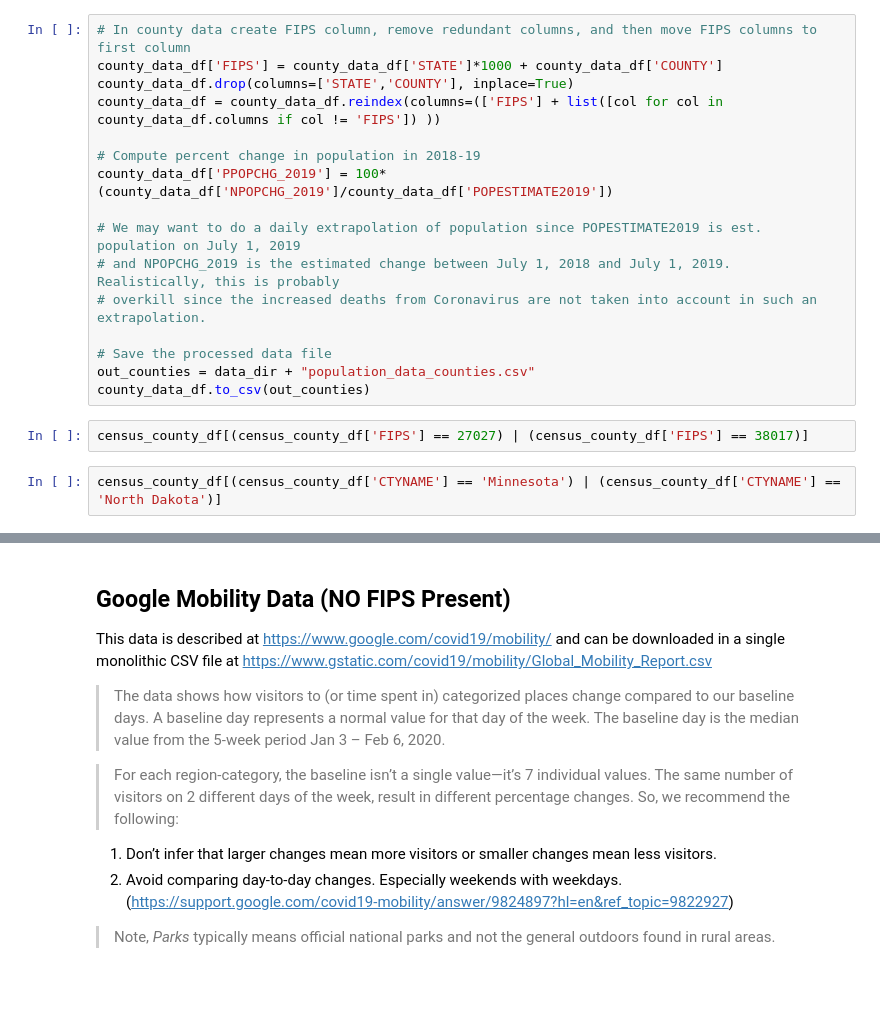
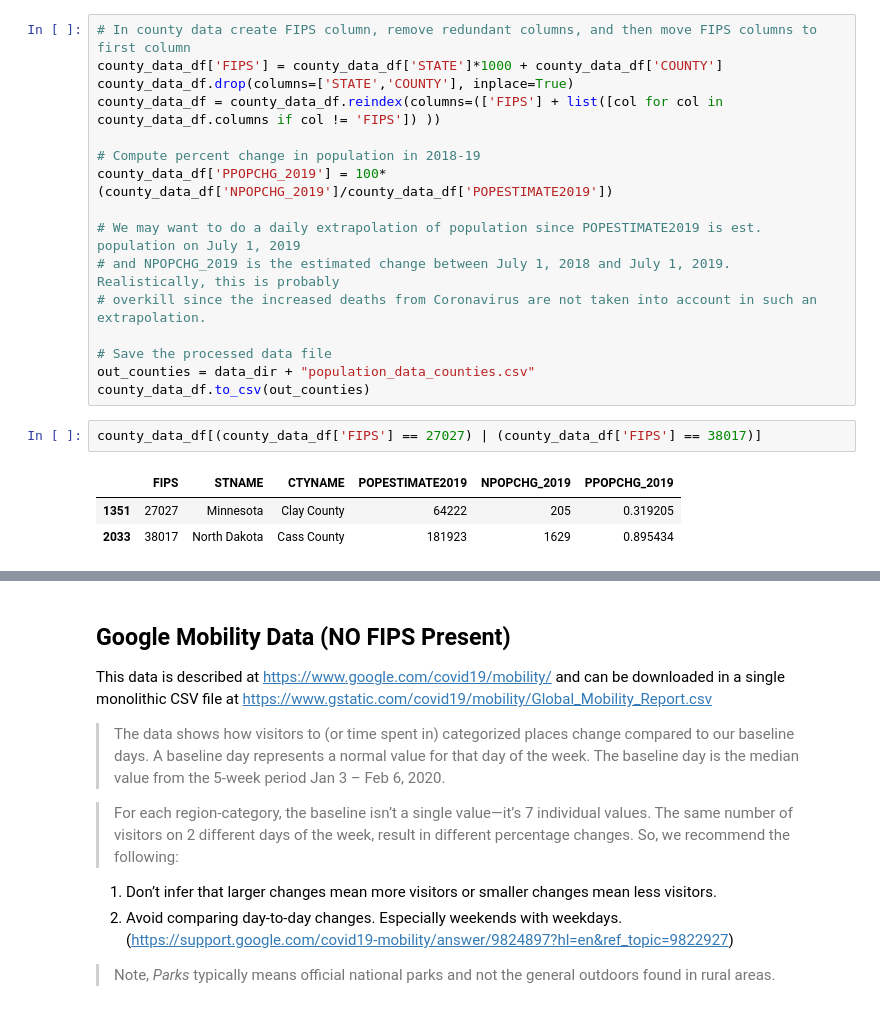
Before and after one commit to JuanCab/COVID_DataViz, a Jupyter notebook: Test_Read_Data.ipynb, the cells around one changed output, grey strips where cells are left out. Cells and saved outputs as stored; diff of their text form; blank space fills up the shorter version.

```diff
--- a/Test_Read_Data.ipynb
+++ b/Test_Read_Data.ipynb
@@ -79,9 +82,11 @@ county_data_df['PPOPCHG_2019'] = 100*(county_data_df['NPOPCHG_2019']/county_data
 out_counties = data_dir + "population_data_counties.csv"
 county_data_df.to_csv(out_counties)
 # %%
-census_county_df[(census_county_df['FIPS'] == 27027) | (census_county_df['FIPS'] == 38017)]
+county_data_df[(county_data_df['FIPS'] == 27027) | (county_data_df['FIPS'] == 38017)]
+# %% [output]
+|  | FIPS | STNAME | CTYNAME | POPESTIMATE2019 | NPOPCHG_2019 | PPOPCHG_2019 |
+| 1351 | 27027 | Minnesota | Clay County | 64222 | 205 | 0.319205 |
+| 2033 | 38017 | North Dakota | Cass County | 181923 | 1629 | 0.895434 |
-# %%
-census_county_df[(census_county_df['CTYNAME'] == 'Minnesota') | (census_county_df['CTYNAME'] == 'North Dakota')]
 # %% [markdown]
 ##  Novel Coronavirus (COVID-19) Cases Data (FIPS Present)
     - https://data.humdata.org/dataset/novel-coronavirus-2019-ncov-cases
```
Also changed, not shown: parts of 19 cells of this notebook, 1 other file.
